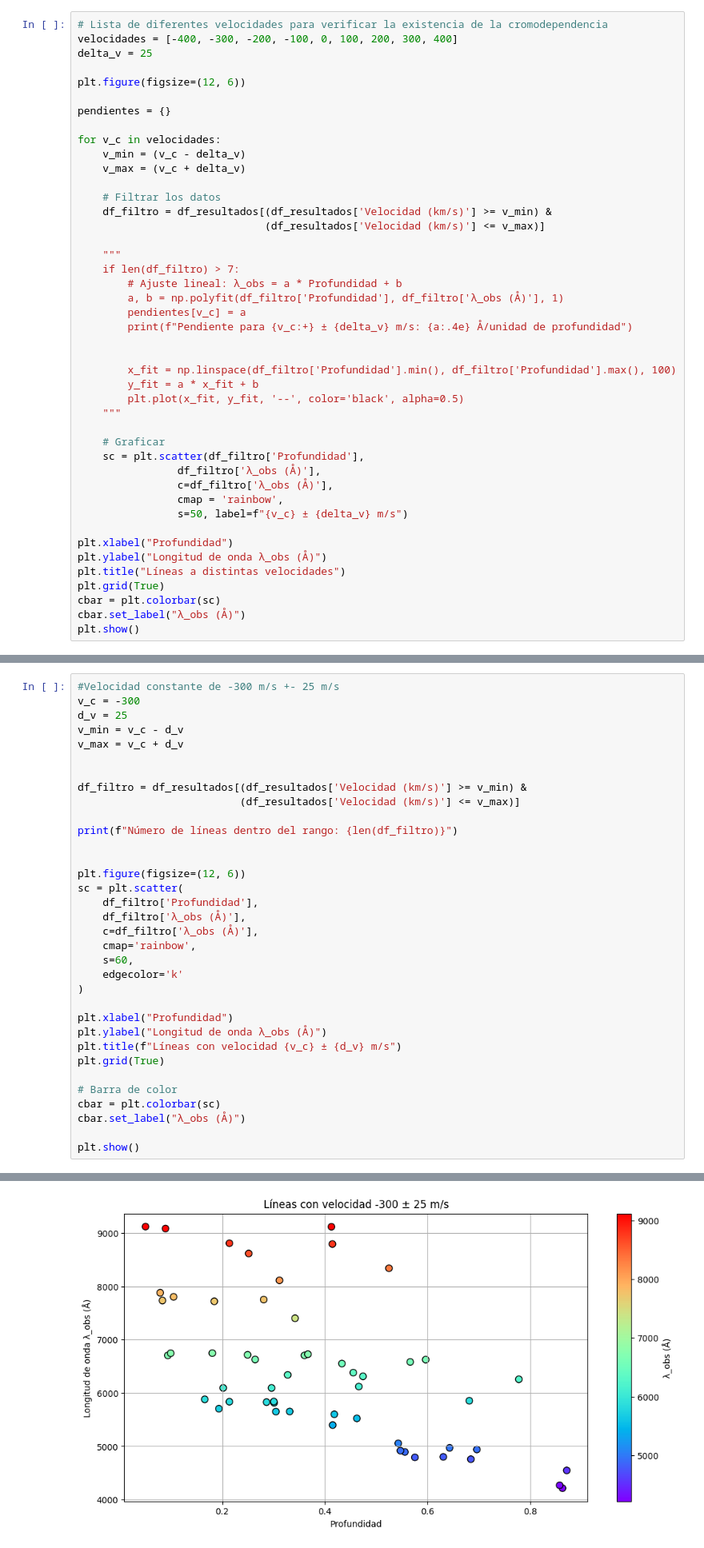
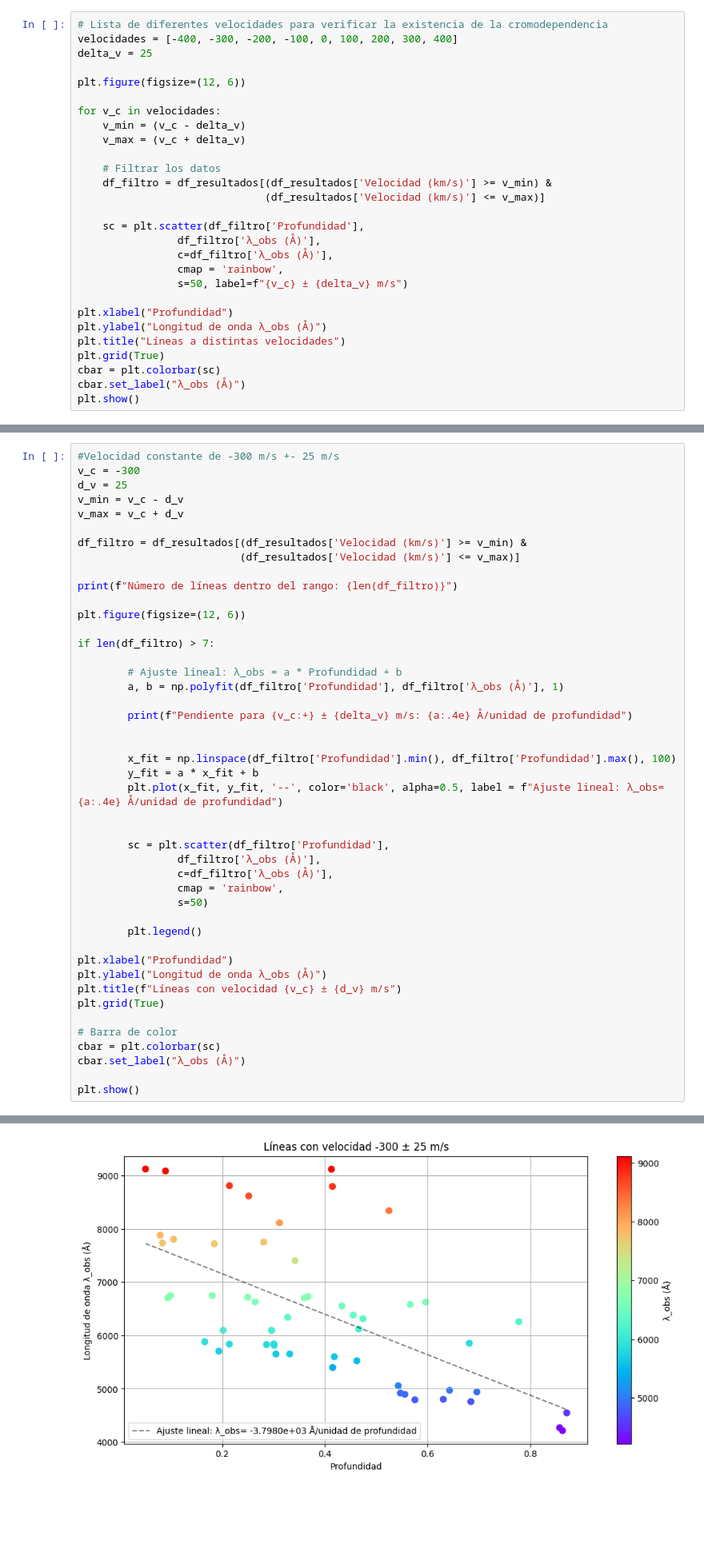
Before and after one commit to JessiDaniL/Proyecto-Te-rico-Arturo, a Jupyter notebook: Espectro completo de arturo_visualizador/Espectro completo de arturo_visualizador/analisis_arturo_completo.ipynb, the cells around one changed output, grey strips where cells are left out. Shown at 80% size. Saved outputs shown, nothing was run; the diff lists cells and outputs as text; blank space fills up the shorter version.

Commit message:
gráficas y pendientes de las longitudes de onda con velocidades constantes.

```diff
--- a/Espectro completo de arturo_visualizador/Espectro completo de arturo_visualizador/analisis_arturo_completo.ipynb
+++ b/Espectro completo de arturo_visualizador/Espectro completo de arturo_visualizador/analisis_arturo_completo.ipynb
@@ -373,8 +374,6 @@ velocidades = [-400, -300, -200, -100, 0, 100, 200, 300, 400]
 delta_v = 25
 
 plt.figure(figsize=(12, 6))
-
-pendientes = {}
 
 for v_c in velocidades:
     v_min = (v_c - delta_v)
@@ -384,20 +383,6 @@ for v_c in velocidades:
     df_filtro = df_resultados[(df_resultados['Velocidad (km/s)'] >= v_min) &
                               (df_resultados['Velocidad (km/s)'] <= v_max)]
 
-    """
-    if len(df_filtro) > 7:
-        # Ajuste lineal: λ_obs = a * Profundidad + b
-        a, b = np.polyfit(df_filtro['Profundidad'], df_filtro['λ_obs (Å)'], 1)
-        pendientes[v_c] = a
-        print(f"Pendiente para {v_c:+} ± {delta_v} m/s: {a:.4e} Å/unidad de profundidad")
-
-
-        x_fit = np.linspace(df_filtro['Profundidad'].min(), df_filtro['Profundidad'].max(), 100)
-        y_fit = a * x_fit + b
-        plt.plot(x_fit, y_fit, '--', color='black', alpha=0.5)
-    """
-
-    # Graficar
     sc = plt.scatter(df_filtro['Profundidad'],
                 df_filtro['λ_obs (Å)'],
                 c=df_filtro['λ_obs (Å)'],
@@ -496,22 +575,33 @@ d_v = 25
 v_min = v_c - d_v
 v_max = v_c + d_v
 
-
 df_filtro = df_resultados[(df_resultados['Velocidad (km/s)'] >= v_min) &
                           (df_resultados['Velocidad (km/s)'] <= v_max)]
 
 print(f"Número de líneas dentro del rango: {len(df_filtro)}")
 
+plt.figure(figsize=(12, 6))
 
-plt.figure(figsize=(12, 6))
-sc = plt.scatter(
-    df_filtro['Profundidad'],
-    df_filtro['λ_obs (Å)'],
-    c=df_filtro['λ_obs (Å)'],
-    cmap='rainbow',
-    s=60,
-    edgecolor='k'
-)
+if len(df_filtro) > 7:
+
+        # Ajuste lineal: λ_obs = a * Profundidad + b
+        a, b = np.polyfit(df_filtro['Profundidad'], df_filtro['λ_obs (Å)'], 1)
+
+        print(f"Pendiente para {v_c:+} ± {delta_v} m/s: {a:.4e} Å/unidad de profundidad")
+
+
+        x_fit = np.linspace(df_filtro['Profundidad'].min(), df_filtro['Profundidad'].max(), 100)
+        y_fit = a * x_fit + b
+        plt.plot(x_fit, y_fit, '--', color='black', alpha=0.5, label = f"Ajuste lineal: λ_obs= {a:.4e} Å/unidad de profundidad")
+
+
+        sc = plt.scatter(df_filtro['Profundidad'],
+                df_filtro['λ_obs (Å)'],
+                c=df_filtro['λ_obs (Å)'],
+                cmap = 'rainbow',
+                s=50)
+
+        plt.legend()
 
 plt.xlabel("Profundidad")
 plt.ylabel("Longitud de onda λ_obs (Å)")
@@ -528,4 +619,4 @@ Número de líneas dentro del rango: 54
-[figure, old version]
+[figure, new version]
 # %%
 #Velocidad constante de -200 m/s +- 25 m/s
 v_c = -200
```
Also changed, not shown: parts of 21 cells of this notebook.
